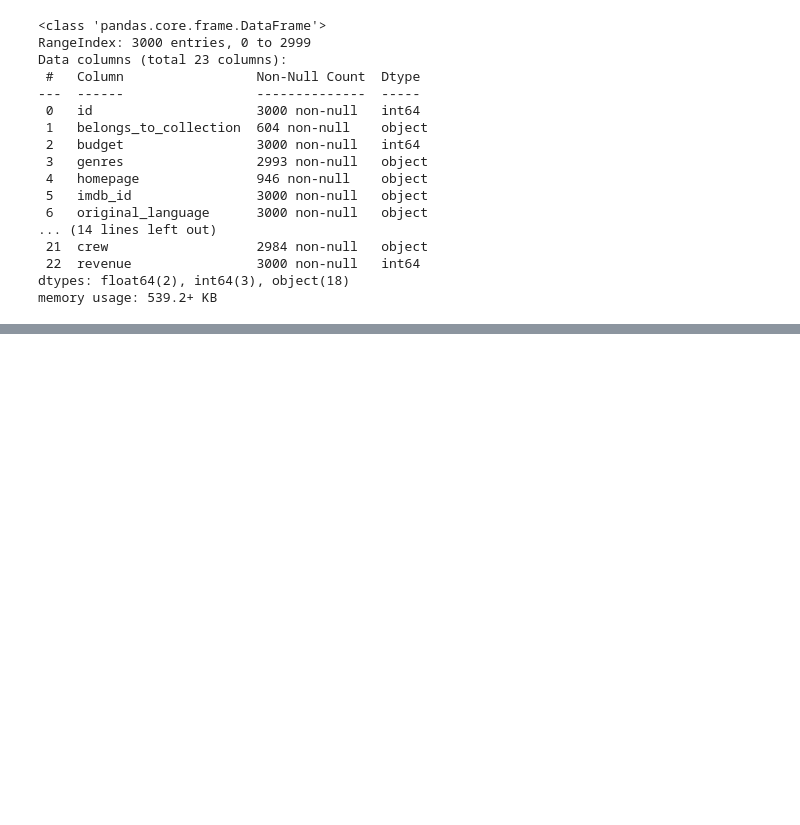
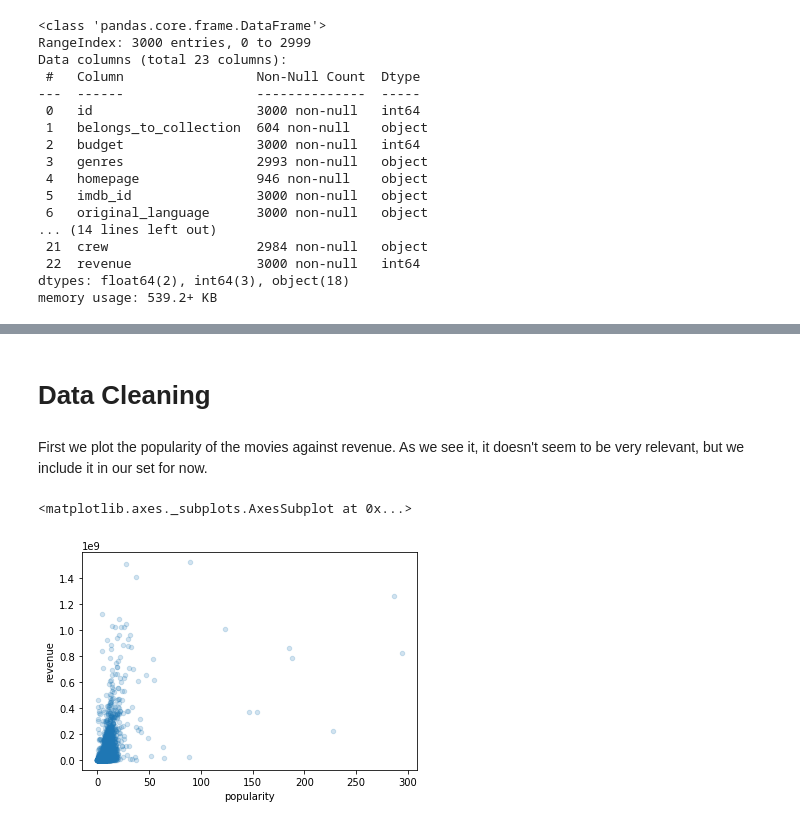
Before and after one commit to esleire/Box-Office-Cinema, a Jupyter notebook: BoxOffice.ipynb, the cells around one changed output, grey strips where cells are left out. Cells and saved outputs as stored; diff of their text form; code cells hidden in the pictures; blank space fills up the shorter version.

```diff
--- a/BoxOffice.ipynb
+++ b/BoxOffice.ipynb
@@ -3,8 +8,12 @@
 # %%
 import pandas as pd
-train = pd.read_csv('drive/MyDrive/ML2/train.csv')
-test = pd.read_csv('drive/MyDrive/ML2/test.csv')
+train_ = pd.read_csv('drive/MyDrive/ML2/train.csv')
+test_ = pd.read_csv('drive/MyDrive/ML2/test.csv')
 sampleSubmission = pd.read_csv('drive/MyDrive/ML2/sample_submission.csv')
+
+train = train_.copy();
+test = test_.copy();
+test_id = test['id'].copy()
 # %%
 train.head()
 # %% [output]
@@ -45,0 +80,9 @@ memory usage: 539.2+ KB
+# %% [markdown]
+# Data Cleaning
+# %% [markdown]
+First we plot the popularity of the movies against revenue. As we see it, it doesn't seem to be very relevant, but we include it in our set for now.
+# %%
+train.plot(kind="scatter", x="popularity", y="revenue", alpha=0.2)
+# %% [output]
+<matplotlib.axes._subplots.AxesSubplot at 0x...>
+[figure, added]
```
Also changed, not shown: parts of 48 cells of this notebook.
